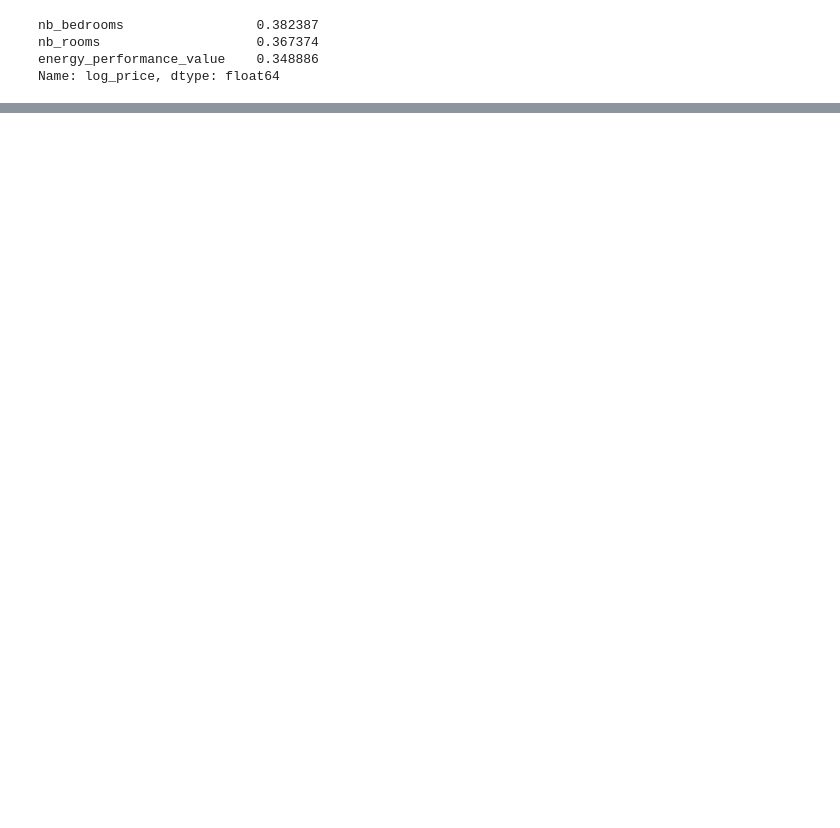
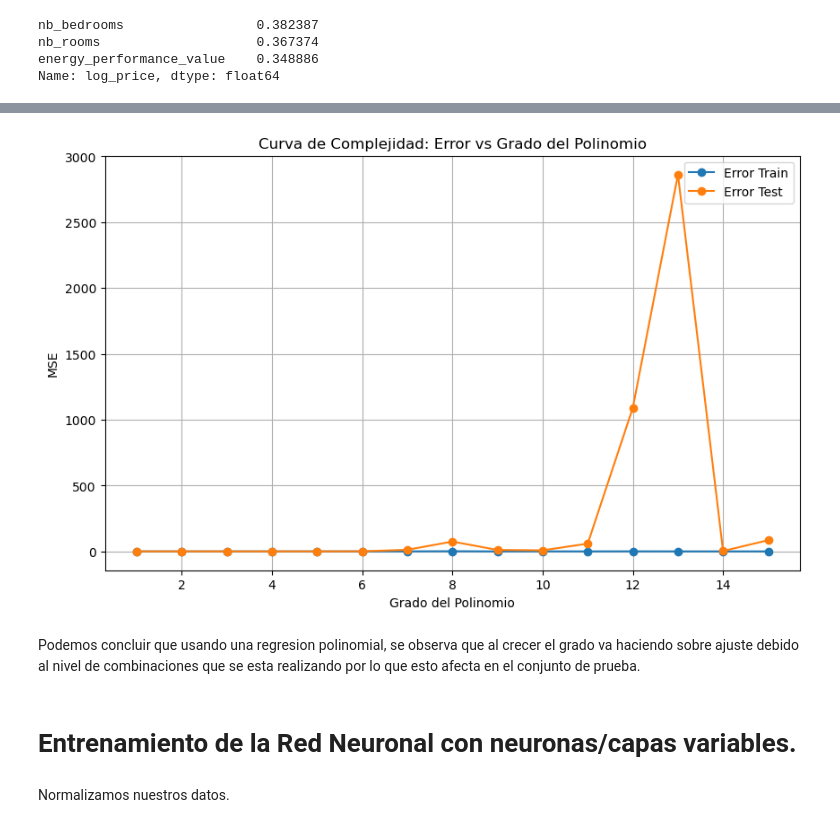
Before and after one commit to dannie-ml/Math_Deep_Learning, a Jupyter notebook: Semana_1/Reto_1_Regresion_y_RedesN.ipynb, the cells around one changed output, grey strips where cells are left out. Drawn from its saved outputs; the diff is of its cells as text; code cells hidden in the pictures; blank space fills up the shorter version.

```diff
--- a/Semana_1/Reto_1_Regresion_y_RedesN.ipynb
+++ b/Semana_1/Reto_1_Regresion_y_RedesN.ipynb
@@ -412,0 +429,6 @@ Name: log_price, dtype: float64
+# %%
+# Creamos el dataset final con las 3 variables seleccionadas
+
+features_finales = top3.index.to_list()
+df_final = df[features_finales + ['log_price']]
+df_final.head()
@@ -412,0 +444,5 @@ Name: log_price, dtype: float64
+# %%
+X = df_final[features_finales]
+y = df_final['log_price']
+
+X_train, X_test, y_train, y_test = train_test_split(X, y, test_size = 0.2, random_state = 42)
@@ -412,0 +471,17 @@ Name: log_price, dtype: float64
+# %%
+resultados_polinomial = []
+
+for grado in range(1, 16):
+    mse_train, mse_test, n_params = entrena_regresion_polinomial(
+        X_train, X_test, y_train, y_test, grado
+    )
+
+    resultados_polinomial.append({
+        'grado': grado,
+        'mse_train': mse_train,
+        'mse_test': mse_test,
+        'parametros': n_params
+    })
+
+df_resultados_polinomial = pd.DataFrame(resultados_polinomial)
+print(df_resultados_polinomial)
@@ -412,0 +505,21 @@ Name: log_price, dtype: float64
+# %%
+import matplotlib.pyplot as plt
+
+plt.figure(figsize=(10, 6))
+plt.plot(df_resultados_polinomial['grado'], df_resultados_polinomial['mse_train'], 'o-', label='Error Train')
+plt.plot(df_resultados_polinomial['grado'], df_resultados_polinomial['mse_test'], 'o-', label='Error Test')
+
+plt.xlabel('Grado del Polinomio')
+plt.ylabel('MSE')
+plt.title('Curva de Complejidad: Error vs Grado del Polinomio')
+plt.legend()
+plt.grid(True)
+plt.show()
+# %% [output]
+[figure, added]
+# %% [markdown]
+Podemos concluir que usando una regresion polinomial, se observa que al crecer el grado va haciendo sobre ajuste debido al nivel de combinaciones que se esta realizando por lo que esto afecta en el conjunto de prueba.
+# %% [markdown]
+# Entrenamiento de la Red Neuronal con neuronas/capas variables.
+# %% [markdown]
+Normalizamos nuestros datos.
```
Also changed, not shown: parts of 11 cells of this notebook.
